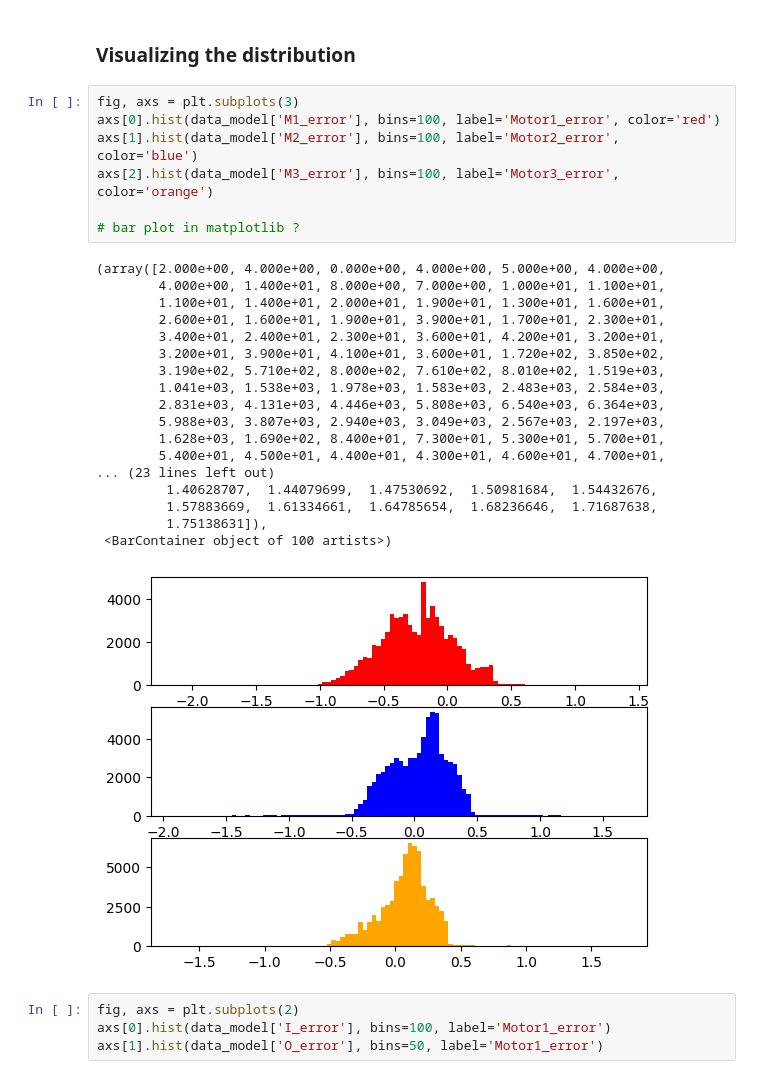
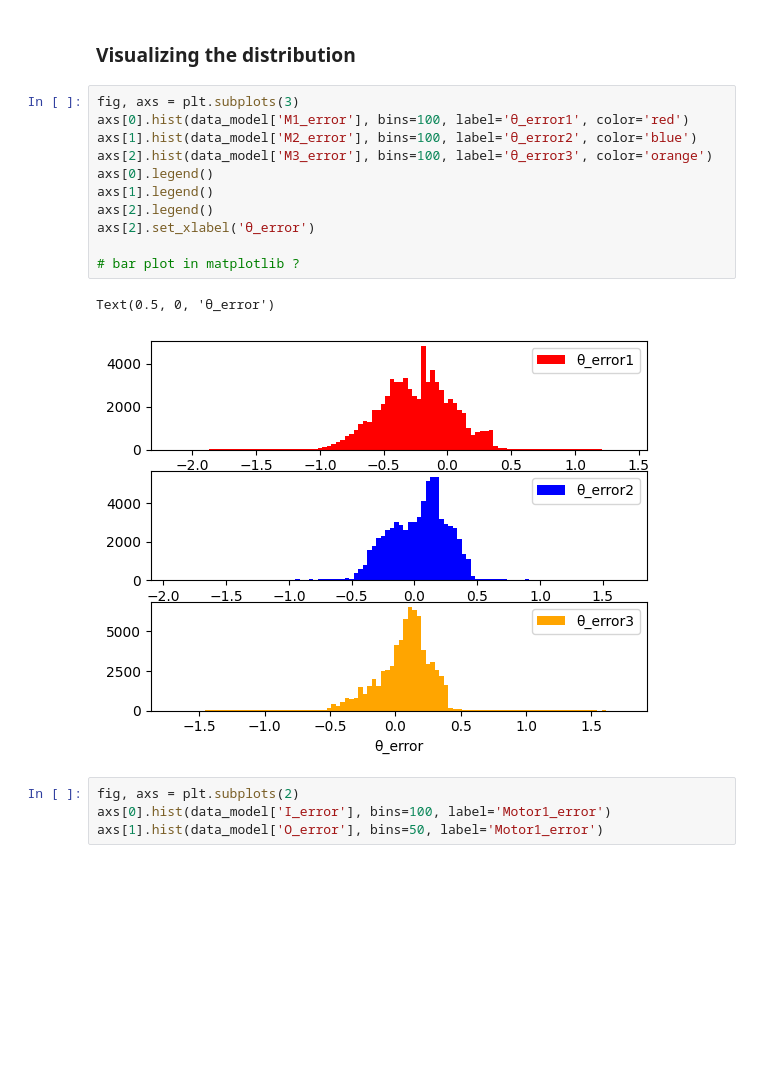
Before and after one commit to NicoleContinelli/SOFIA_Python, a Jupyter notebook: ml/Notebooks/Control_NN_Error_and_Rectified.ipynb, the cells around one changed output. Drawn from its saved outputs; the diff is of its cells as text; blank space fills up the shorter version.

```diff
--- a/ml/Notebooks/Control_NN_Error_and_Rectified.ipynb
+++ b/ml/Notebooks/Control_NN_Error_and_Rectified.ipynb
@@ -311,30 +304,18 @@ data_model
 ### Visualizing the distribution
 # %%
 fig, axs = plt.subplots(3)
-axs[0].hist(data_model['M1_error'], bins=100, label='Motor1_error', color='red')
-axs[1].hist(data_model['M2_error'], bins=100, label='Motor2_error', color='blue')
-axs[2].hist(data_model['M3_error'], bins=100, label='Motor3_error', color='orange')
+axs[0].hist(data_model['M1_error'], bins=100, label='θ_error1', color='red')
+axs[1].hist(data_model['M2_error'], bins=100, label='θ_error2', color='blue')
+axs[2].hist(data_model['M3_error'], bins=100, label='θ_error3', color='orange')
+axs[0].legend()
+axs[1].legend()
+axs[2].legend()
+axs[2].set_xlabel('θ_error')
 
 # bar plot in matplotlib ?
 # %% [output]
-(array([2.000e+00, 4.000e+00, 0.000e+00, 4.000e+00, 5.000e+00, 4.000e+00,
-        4.000e+00, 1.400e+01, 8.000e+00, 7.000e+00, 1.000e+01, 1.100e+01,
-        1.100e+01, 1.400e+01, 2.000e+01, 1.900e+01, 1.300e+01, 1.600e+01,
-        2.600e+01, 1.600e+01, 1.900e+01, 3.900e+01, 1.700e+01, 2.300e+01,
-        3.400e+01, 2.400e+01, 2.300e+01, 3.600e+01, 4.200e+01, 3.200e+01,
-        3.200e+01, 3.900e+01, 4.100e+01, 3.600e+01, 1.720e+02, 3.850e+02,
-        3.190e+02, 5.710e+02, 8.000e+02, 7.610e+02, 8.010e+02, 1.519e+03,
-        1.041e+03, 1.538e+03, 1.978e+03, 1.583e+03, 2.483e+03, 2.584e+03,
-        2.831e+03, 4.131e+03, 4.446e+03, 5.808e+03, 6.540e+03, 6.364e+03,
-        5.988e+03, 3.807e+03, 2.940e+03, 3.049e+03, 2.567e+03, 2.197e+03,
-        1.628e+03, 1.690e+02, 8.400e+01, 7.300e+01, 5.300e+01, 5.700e+01,
-        5.400e+01, 4.500e+01, 4.400e+01, 4.300e+01, 4.600e+01, 4.700e+01,
-... (23 lines left out)
-         1.40628707,  1.44079699,  1.47530692,  1.50981684,  1.54432676,
-         1.57883669,  1.61334661,  1.64785654,  1.68236646,  1.71687638,
-         1.75138631]),
- <BarContainer object of 100 artists>)
+Text(0.5, 0, 'θ_error')
-[figure, old version]
+[figure, new version]
 # %%
 fig, axs = plt.subplots(2)
 axs[0].hist(data_model['I_error'], bins=100, label='Motor1_error')
```
Also changed, not shown: parts of 15 cells of this notebook, 25 other files.
